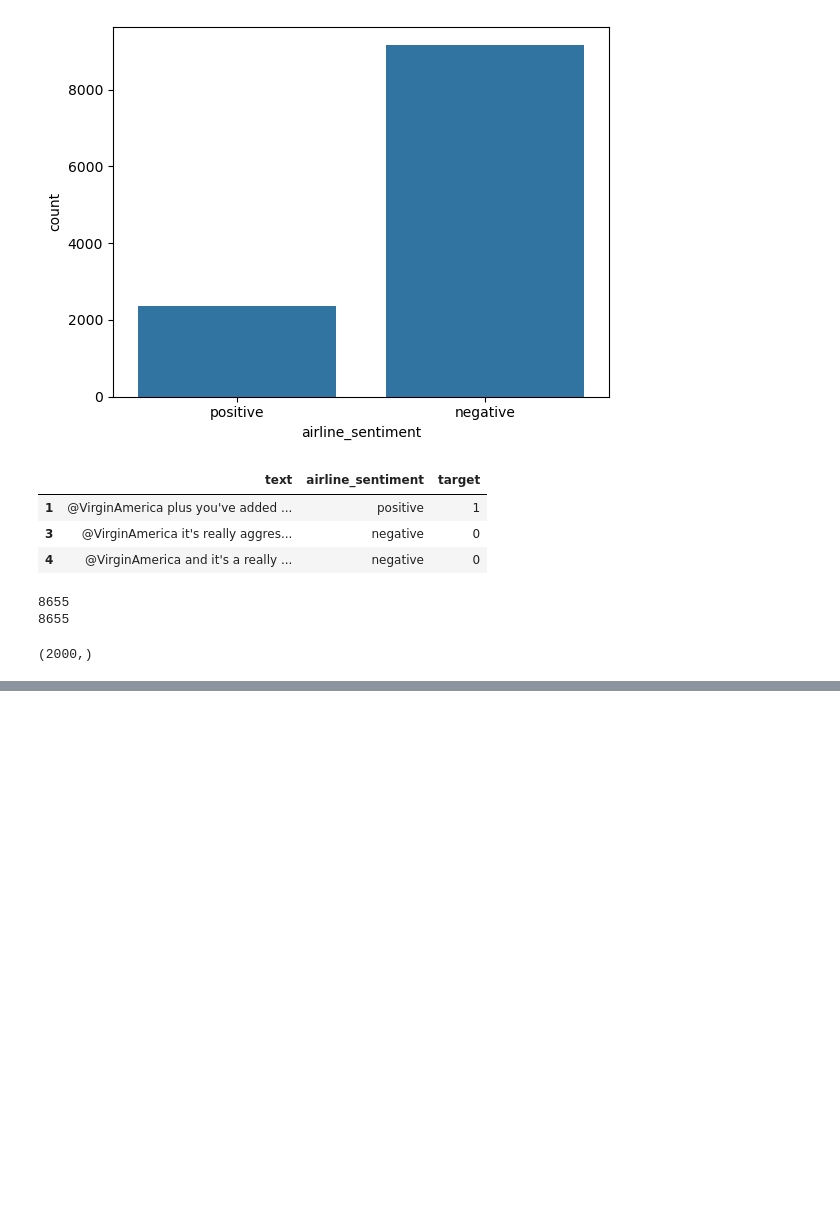
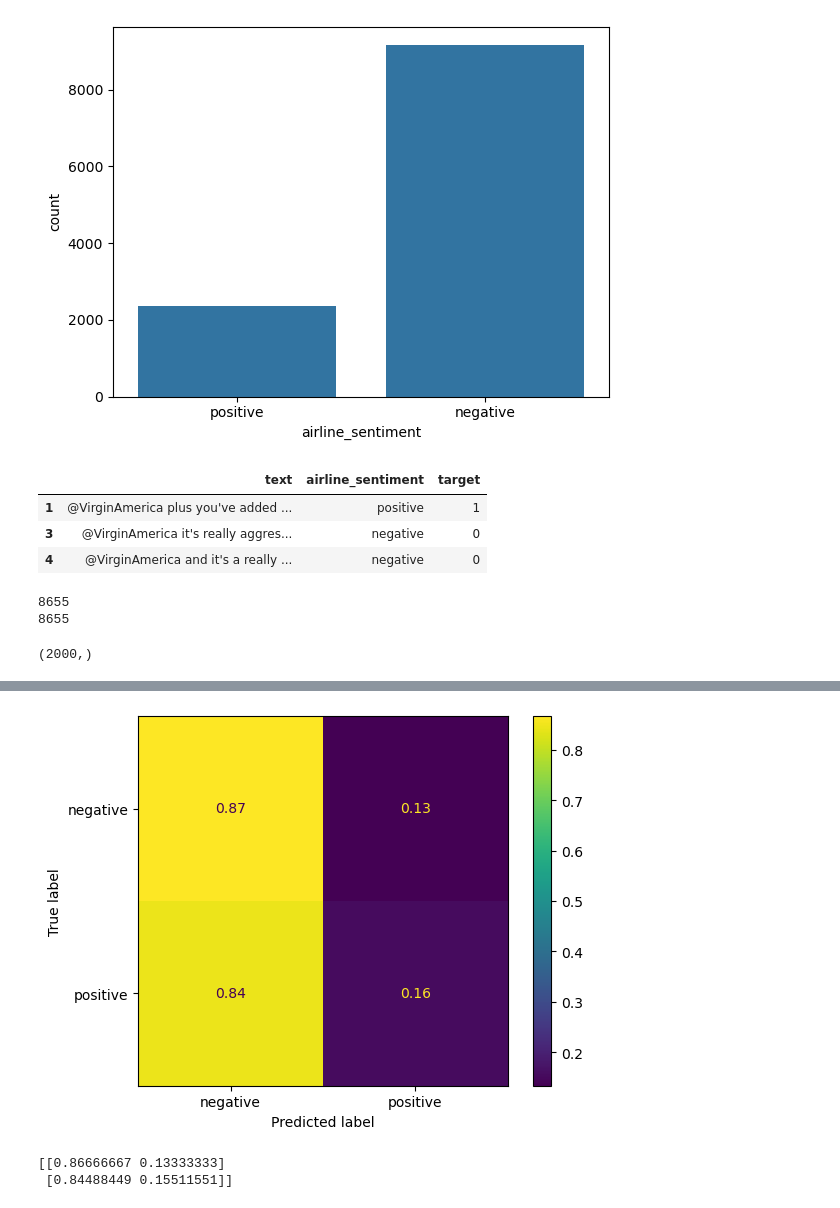
Before and after one commit to azhermurad/Natural_Language_Processing_With_Python, a Jupyter notebook: Deep_Learning/TF_Classification.ipynb, the cells around one changed output, grey strips where cells are left out. Cells and saved outputs as stored; diff of their text form; code cells hidden in the pictures; blank space fills up the shorter version.

```diff
--- a/Deep_Learning/TF_Classification.ipynb
+++ b/Deep_Learning/TF_Classification.ipynb
@@ -168,0 +180,26 @@ False * 1
+# %%
+def schedule(epoch):
+    print(epoch)
+    return 1e-3 * 10**(epoch/10)
+lr_sch = tf.keras.callbacks.LearningRateScheduler(schedule)
+
+
+model = tf.keras.Sequential([
+
+    tf.keras.Input(shape=(2000,)),
+    # tf.keras.layers.Dense(4,activation='relu'),
+    tf.keras.layers.Dense(1,activation=tf.keras.activations.sigmoid),
+])
+model.compile(
+    optimizer=tf.keras.optimizers.Adam(0.01),
+    loss=tf.keras.losses.BinaryCrossentropy(),
+    metrics=[
+             "accuracy"
+    ],
+)
+history = model.fit( X_train_Vector,
+                    y_train,
+                    epochs=50,
+                    validation_data=(X_test_Vector,y_test),
+                    callbacks=[lr_sch]
+                    )
@@ -168,0 +224,10 @@ False * 1
+# %%
+y_pred =model.predict(X_test_Vector)
+cm =confusion_matrix(y_test,np.round(y_pred.flatten()),normalize='true')
+classes = ['negative',"positive"]
+disp = ConfusionMatrixDisplay(confusion_matrix=cm,
+                              display_labels=classes)
+disp.plot()
+plt.show()
+print(cm)
+# %% [output]
@@ -168,0 +235,3 @@ False * 1
+[figure, added]
+[[0.86666667 0.13333333]
+ [0.84488449 0.15511551]]
```
Also changed, not shown: parts of 25 cells of this notebook.
